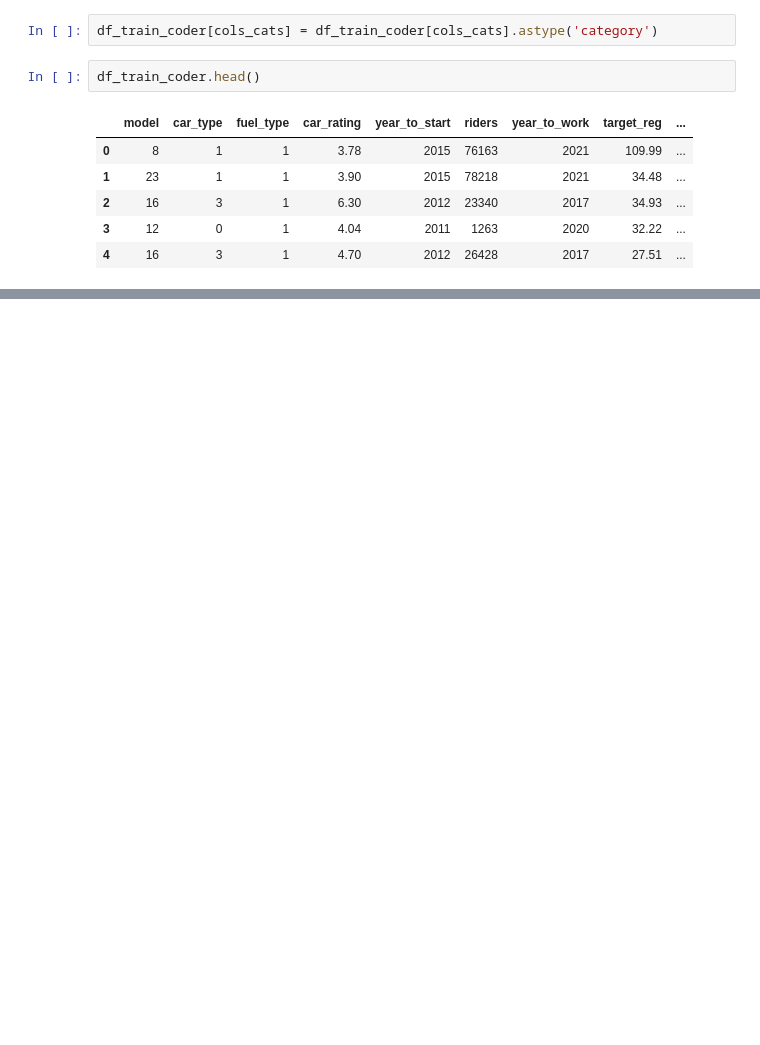
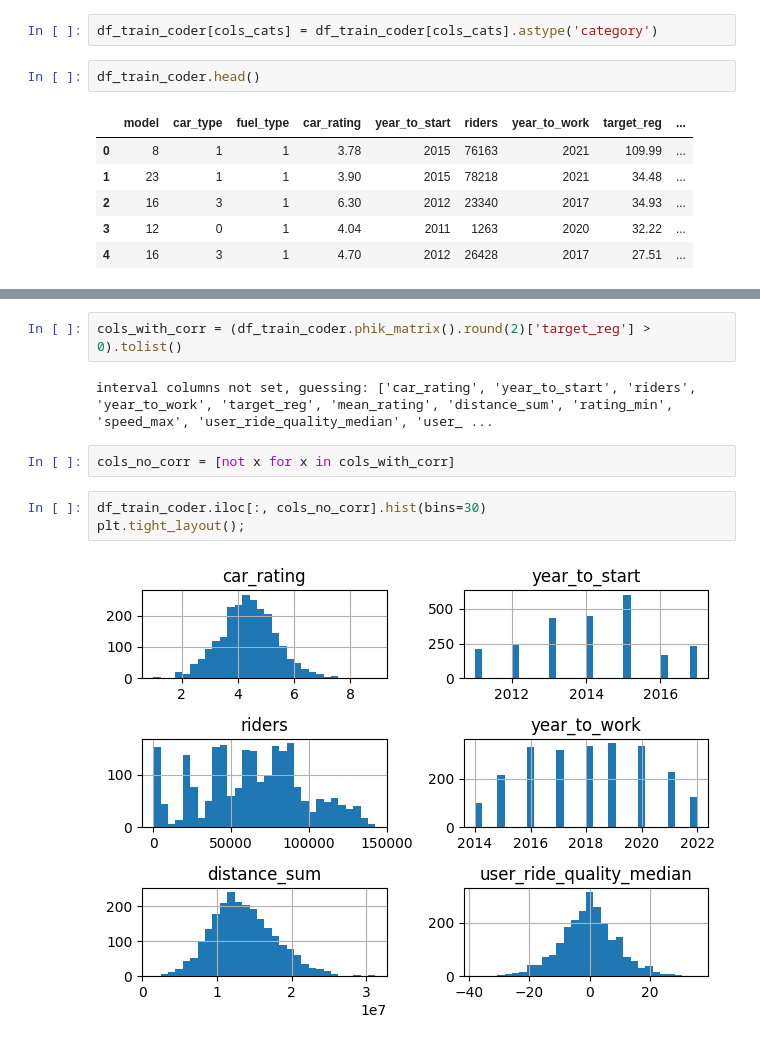
Before and after one commit to meshvedov/competition-ds, a Jupyter notebook: 4.4_boosting.ipynb, the cells around one changed output, grey strips where cells are left out. Cells and saved outputs as stored; diff of their text form; blank space fills up the shorter version.

```diff
--- a/4.4_boosting.ipynb
+++ b/4.4_boosting.ipynb
@@ -64,0 +100,11 @@ df_train_coder.head()
+# %%
+cols_with_corr = (df_train_coder.phik_matrix().round(2)['target_reg'] > 0).tolist()
+# %% [output]
+interval columns not set, guessing: ['car_rating', 'year_to_start', 'riders', 'year_to_work', 'target_reg', 'mean_rating', 'distance_sum', 'rating_min', 'speed_max', 'user_ride_quality_median', 'user_ ...
+# %%
+cols_no_corr = [not x for x in cols_with_corr]
+# %%
+df_train_coder.iloc[:, cols_no_corr].hist(bins=30)
+plt.tight_layout();
+# %% [output]
+[figure, added]
```
Also changed, not shown: parts of 7 cells of this notebook.
